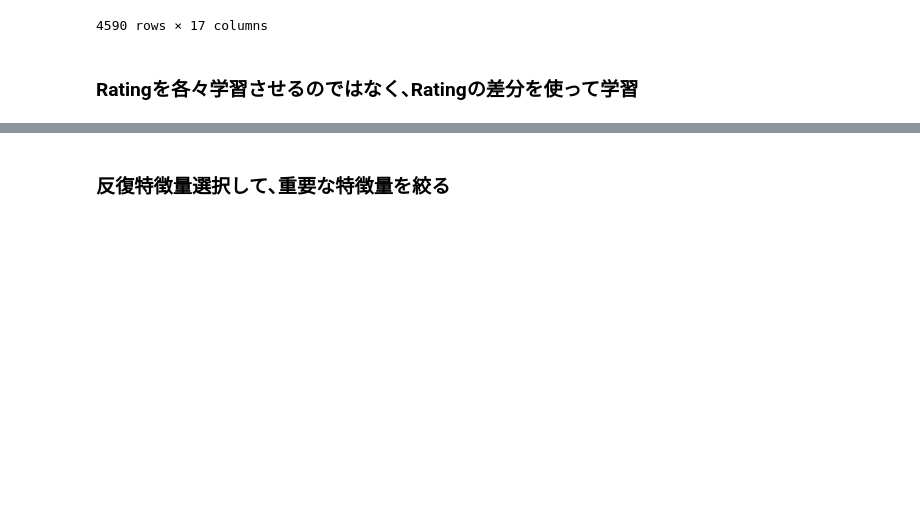
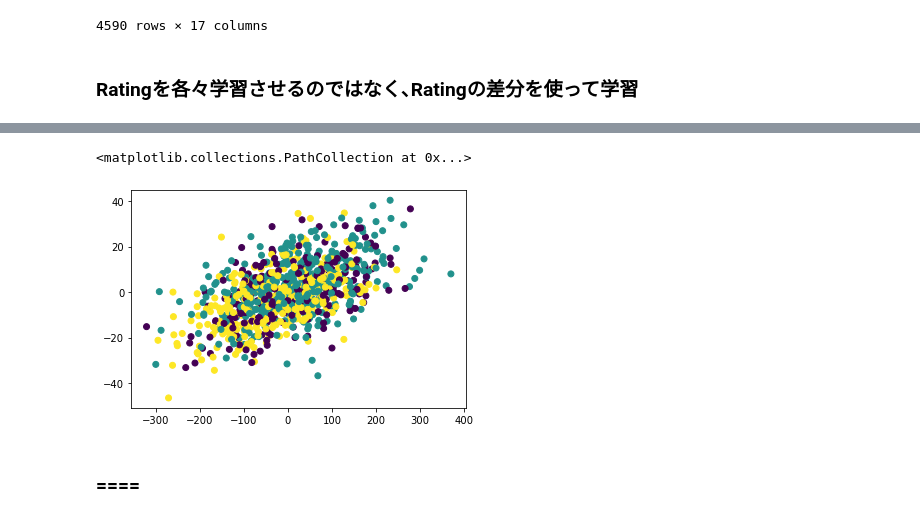
Before and after one commit to dovicie/jleague-result-prediction, a Jupyter notebook: prediction_with_recent_stats.ipynb, the cells around one changed output, grey strips where cells are left out. Saved outputs shown, nothing was run; the diff lists cells and outputs as text; code cells hidden in the pictures; blank space fills up the shorter version.

```diff
--- a/prediction_with_recent_stats.ipynb
+++ b/prediction_with_recent_stats.ipynb
@@ -639,0 +624,30 @@ plt.show()
+# %%
+df_allmatch = pd.read_csv("./match_data_yearly/all_years.csv")
+df_allmatch["Date"] = pd.to_datetime(df_allmatch["Date"])
+df_allmatch.set_index("ID",inplace=True)
+df_allmatch.sort_index(inplace=True)
+
+df_recent_stats = pd.read_csv("./recent_stats.csv", index_col=0)
+df_recent_stats.sort_index(inplace=True)
+
+df = pd.concat([df_allmatch ,df_recent_stats], axis=1)
+df.fillna({'HomeShots':10, 'HomeShotsOnTarget':3, 'HomeShotsFromPK':0.2, 'HomePasses':400,
+                        'HomeCrosses':16, 'HomeDirectFK':10, 'HomeIndirectFK':2, 'HomeCK':4,
+                        'HomeThrowin':20, 'HomeDribbling':10, 'HomeTackles':18, 'HomeClearances':23,
+                        'HomeIntercepts':2, 'HomeOffsides':1.5, 'HomeYellowCards':1, 'HomeRedCards':0,
+                        'Home30mLineEntries':33, 'HomePenaltyAreaEntries':9, 'HomeAttacks':117,
+                        'HomeChanceBuildingRate':10, 'HomePossession':44,
+                        'AwayShots':10, 'AwayShotsOnTarget':3, 'AwayShotsFromPK':0.2, 'AwayPasses':400,
+                        'AwayCrosses':16, 'AwayDirectFK':10, 'AwayIndirectFK':2, 'AwayCK':4,
+                        'AwayThrowin':20, 'AwayDribbling':10, 'AwayTackles':18, 'AwayClearances':23,
+                        'AwayIntercepts':2, 'AwayOffsides':1.5, 'AwayYellowCards':1, 'AwayRedCards':0,
+                        'Away30mLineEntries':33, 'AwayPenaltyAreaEntries':9, 'AwayAttacks':117,
+                        'AwayChanceBuildingRate':10, 'AwayPossession':44}, inplace=True)
+
+df = df[df['Year'] >= 2012]
+
+
+df = df.reset_index().set_index("Date")
+df.rename(columns={'index': 'ID'}, inplace=True)
+
+df.sort_index(inplace=True)
@@ -640,2 +832,7 @@ plt.show()
+# %%
+plt.scatter(X_train[:, 0], X_train[:, 18], c=y_train)
+# %% [output]
+<matplotlib.collections.PathCollection at 0x...>
+[figure, added]
 # %% [markdown]
-### 反復特徴量選択して､重要な特徴量を絞る
+### ====
```
Also changed, not shown: parts of 37 cells of this notebook, 19 other files.
